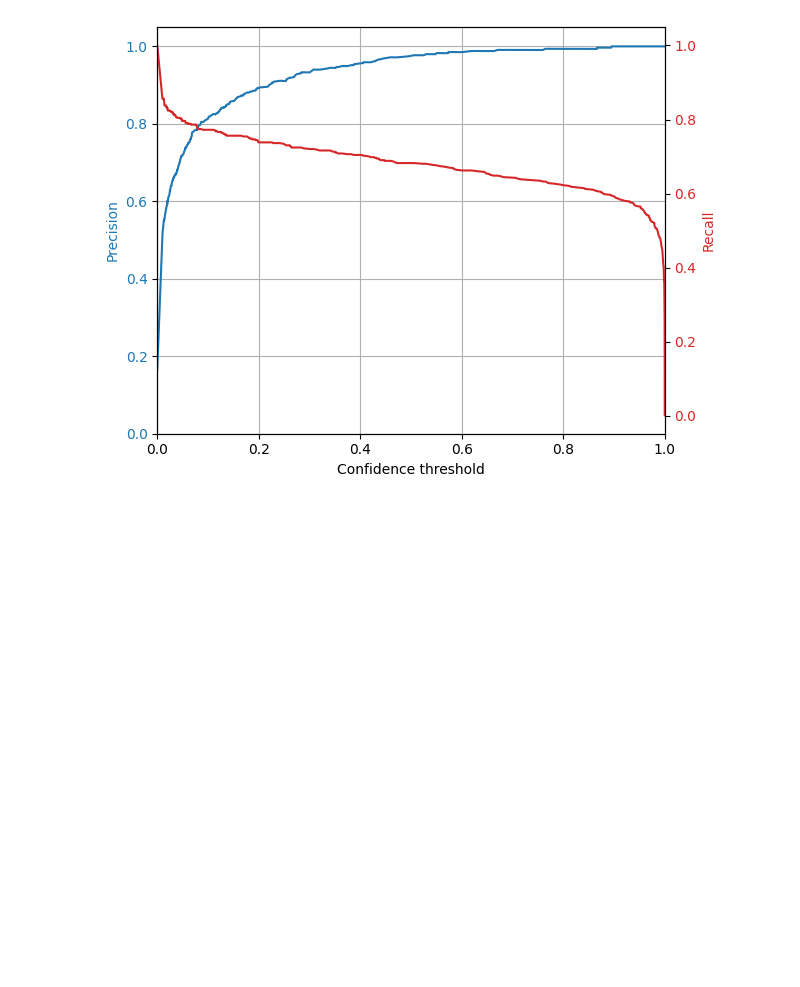
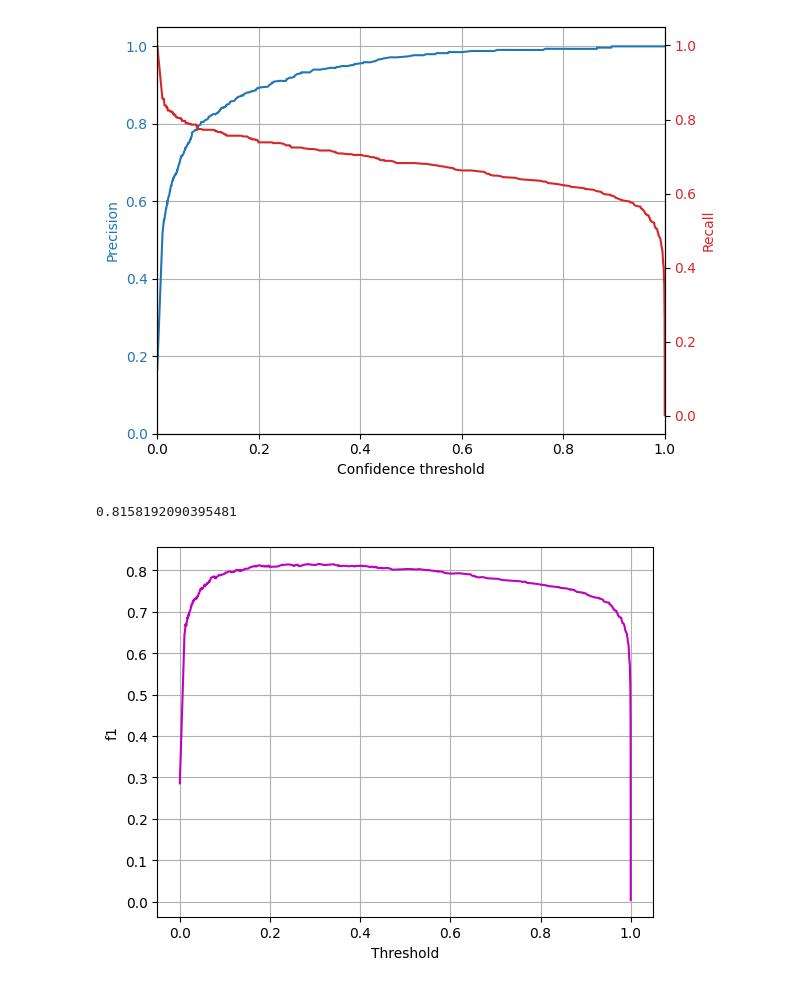
Before and after one commit to hdogan84/insect_cnn, a Jupyter notebook: notebooks/06_BirdNet_Predictions.ipynb, the cells around one changed output. Cells and saved outputs as stored; diff of their text form; code cells hidden in the pictures; blank space fills up the shorter version.

Commit message:
added F1 plot

```diff
--- a/notebooks/06_BirdNet_Predictions.ipynb
+++ b/notebooks/06_BirdNet_Predictions.ipynb
@@ -182,3 +184,15 @@ fig.tight_layout()
 plt.show()
 # %% [output]
 [figure]
+# %%
+f1 = 2*precision*recall/(precision+recall)
+np.max(f1)
+# %% [output]
+0.8158192090395481
+# %%
+plt.plot(thr, f1[:-1], '-m')
+plt.ylabel("f1")
+plt.xlabel("Threshold")
+plt.grid()
+# %% [output]
+[figure, added]
```
Also changed, not shown: parts of 4 cells of this notebook, 1 other file.
